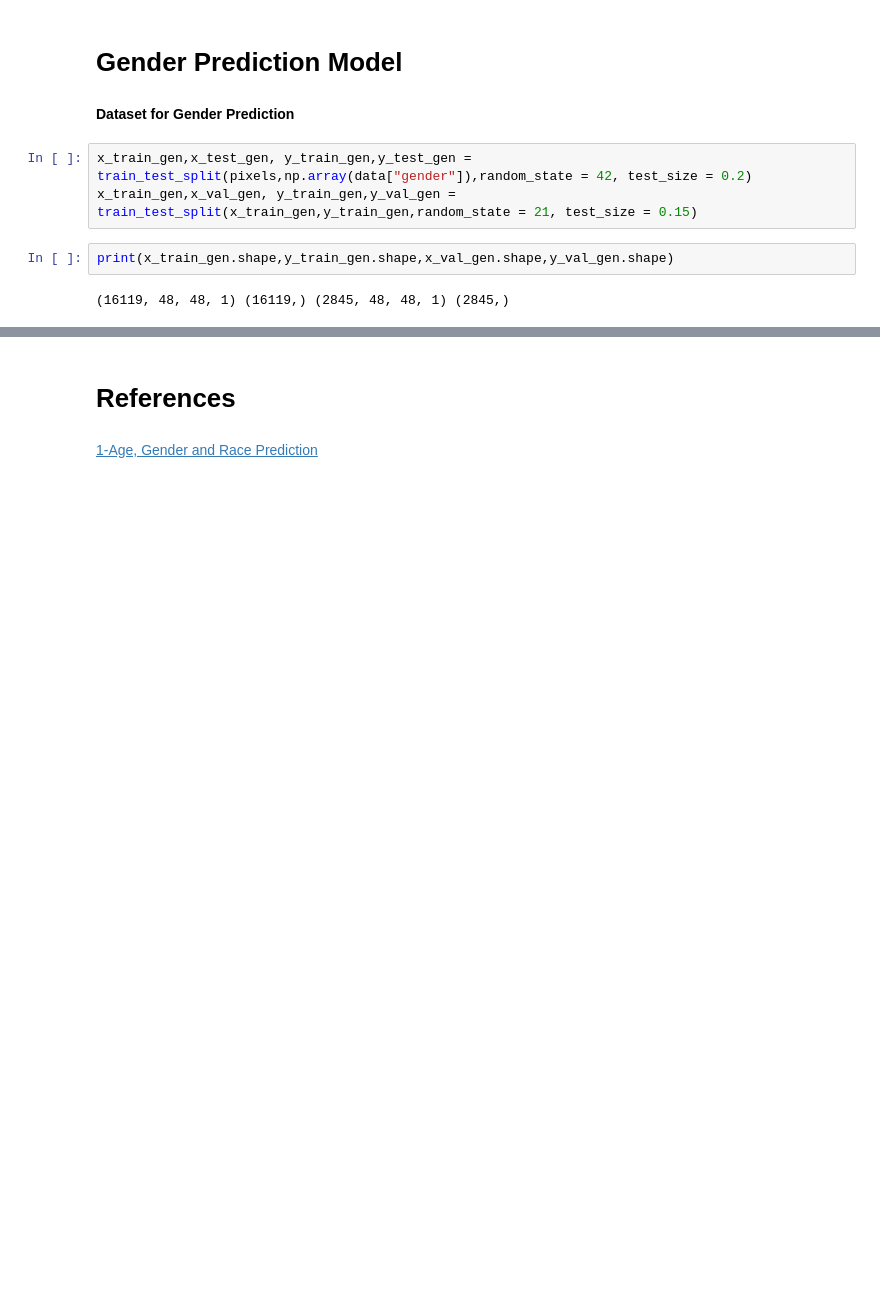
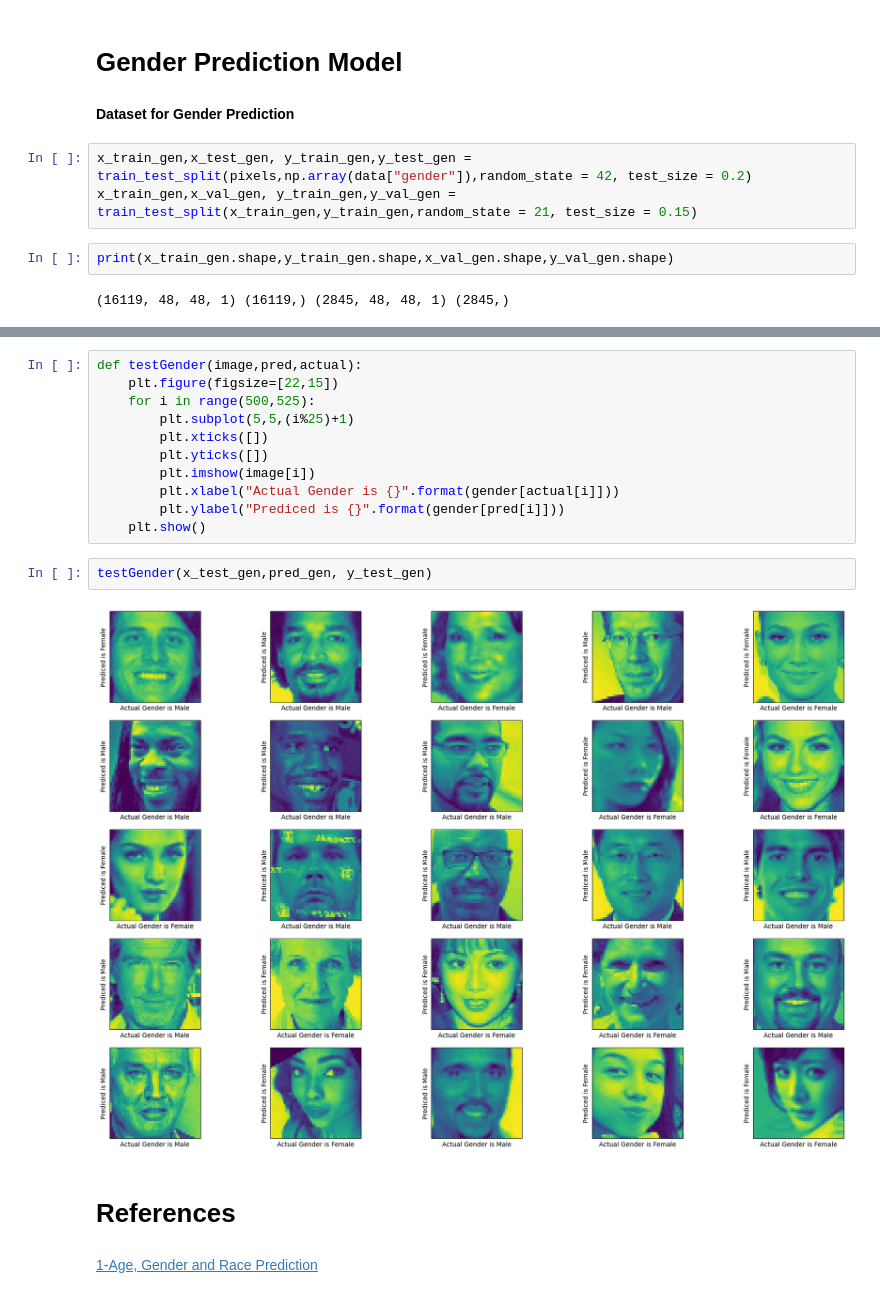
Before and after one commit to dr-mushtaq/Projects, a Jupyter notebook: Age,_Gender_and_Race_Prediction.ipynb, the cells around one changed output, grey strips where cells are left out. Drawn from its saved outputs; the diff is of its cells as text; blank space fills up the shorter version.

```diff
--- a/Age,_Gender_and_Race_Prediction.ipynb
+++ b/Age,_Gender_and_Race_Prediction.ipynb
@@ -282,3 +453,18 @@ print(x_train_gen.shape,y_train_gen.shape,x_val_gen.shape,y_val_gen.shape)
+# %%
+def testGender(image,pred,actual):
+    plt.figure(figsize=[22,15])
+    for i in range(500,525):
+        plt.subplot(5,5,(i%25)+1)
+        plt.xticks([])
+        plt.yticks([])
+        plt.imshow(image[i])
+        plt.xlabel("Actual Gender is {}".format(gender[actual[i]]))
+        plt.ylabel("Prediced is {}".format(gender[pred[i]]))
+    plt.show()
+# %%
+testGender(x_test_gen,pred_gen, y_test_gen)
+# %% [output]
+[figure, added]
 # %% [markdown]
 # **References**
 # %% [markdown]
```
Also changed, not shown: parts of 24 cells of this notebook.
